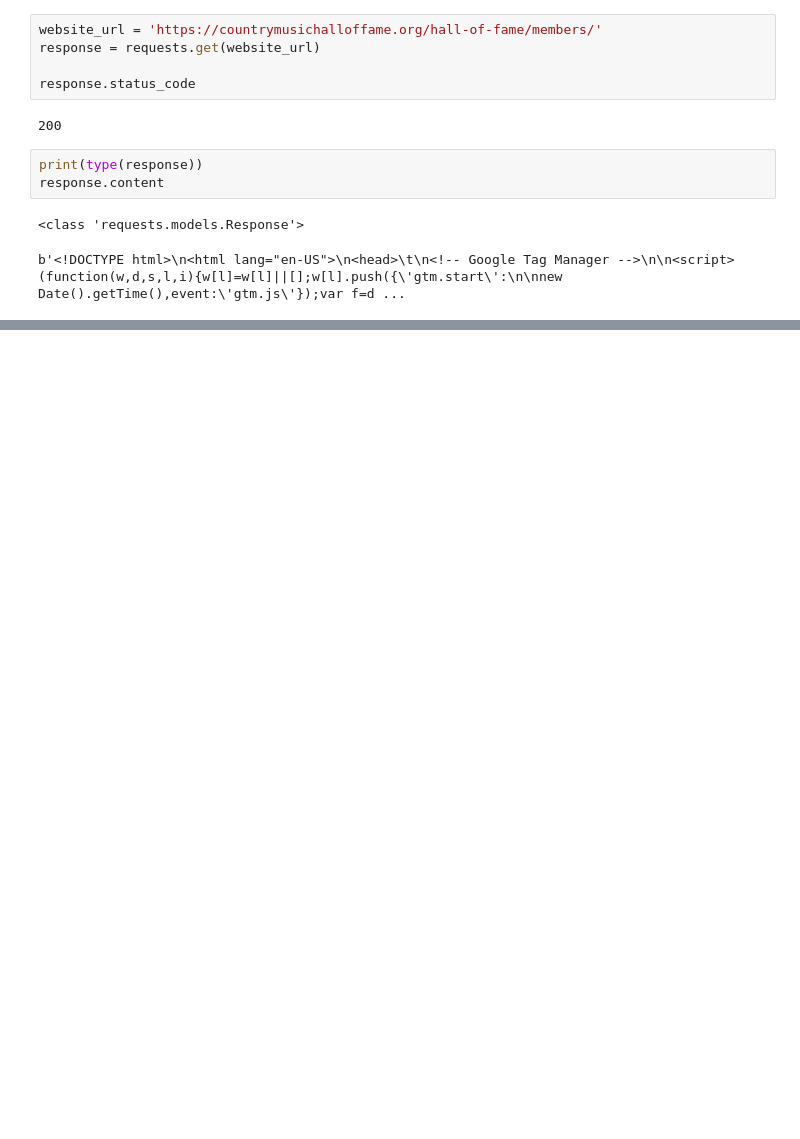
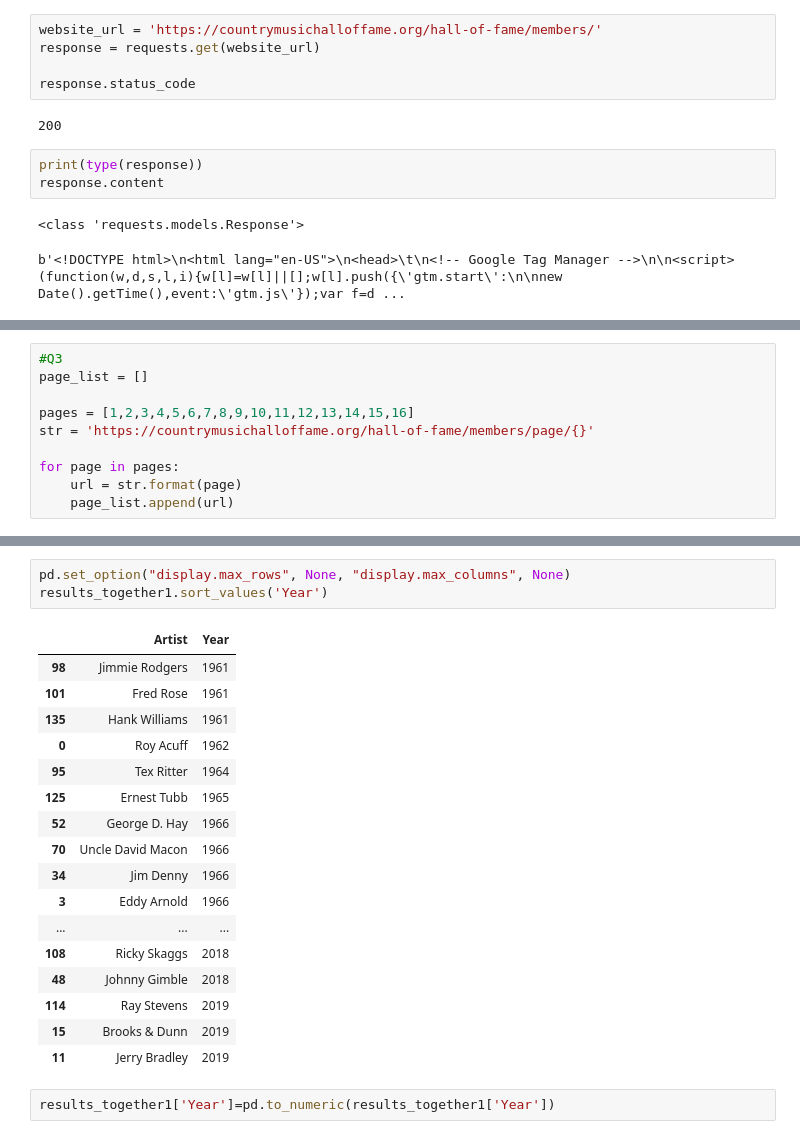
Before and after one commit to Abdullah0930/web-scraping-country-music-hof-Abdullah0930, a Jupyter notebook: HOF_webscraping.ipynb, the cells around one changed output, grey strips where cells are left out. Saved outputs shown, nothing was run; the diff lists cells and outputs as text; blank space fills up the shorter version.

```diff
--- a/HOF_webscraping.ipynb
+++ b/HOF_webscraping.ipynb
@@ -105,0 +139,10 @@ print(year_inducted)
+# %%
+#Q3
+page_list = []
+
+pages = [1,2,3,4,5,6,7,8,9,10,11,12,13,14,15,16]
+str = 'https://countrymusichalloffame.org/hall-of-fame/members/page/{}'
+
+for page in pages:
+    url = str.format(page)
+    page_list.append(url)
@@ -105,0 +323,23 @@ print(year_inducted)
+# %%
+pd.set_option("display.max_rows", None, "display.max_columns", None)
+results_together1.sort_values('Year')
+# %% [output]
+|  | Artist | Year |
+| 98 | Jimmie Rodgers | 1961 |
+| 101 | Fred Rose | 1961 |
+| 135 | Hank Williams | 1961 |
+| 0 | Roy Acuff | 1962 |
+| 95 | Tex Ritter | 1964 |
+| 125 | Ernest Tubb | 1965 |
+| 52 | George D. Hay | 1966 |
+| 70 | Uncle David Macon | 1966 |
+| 34 | Jim Denny | 1966 |
+| 3 | Eddy Arnold | 1966 |
+| ... | ... | ... |
+| 108 | Ricky Skaggs | 2018 |
+| 48 | Johnny Gimble | 2018 |
+| 114 | Ray Stevens | 2019 |
+| 15 | Brooks & Dunn | 2019 |
+| 11 | Jerry Bradley | 2019 |
+# %%
+results_together1['Year']=pd.to_numeric(results_together1['Year'])
```
Also changed, not shown: parts of 28 cells of this notebook.
